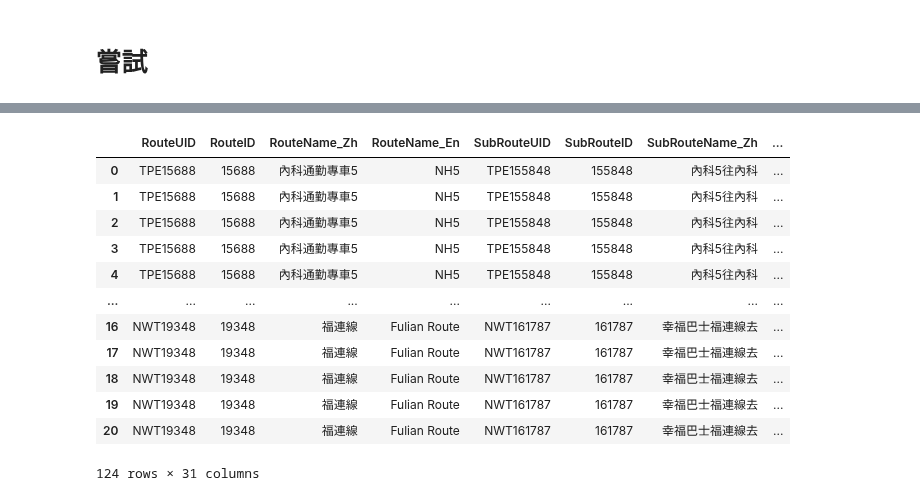
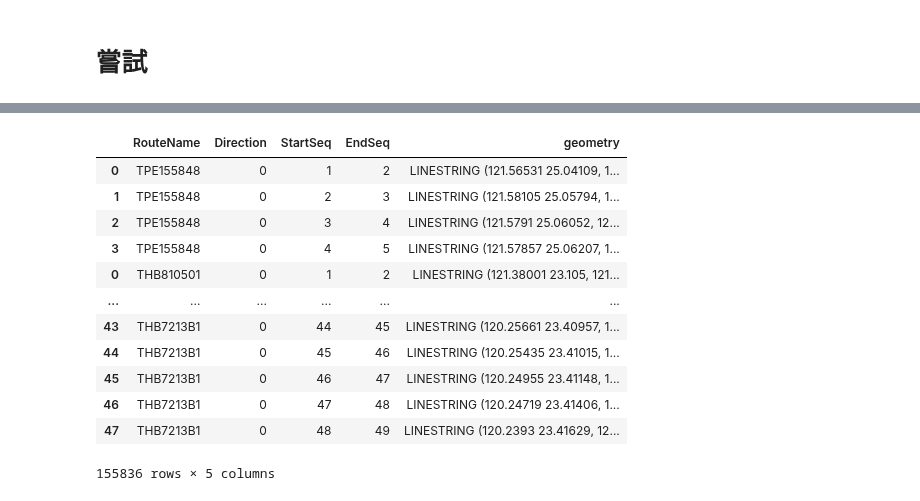
Before and after one commit to KaiChiehKJ/THI-6800-BusTicket, a Jupyter notebook: 02_公車路線shp拆分.ipynb, the cells around one changed output, grey strips where cells are left out. Cells and saved outputs as stored; diff of their text form; code cells hidden in the pictures.

```diff
--- a/02_公車路線shp拆分.ipynb
+++ b/02_公車路線shp拆分.ipynb
@@ -949,16 +914,16 @@ gdf_segment_routes_line, gdf_snappoints = segments_split(gdf_route,
-# %%
-gdf_snappoints
-# %% [output]
-|  | RouteUID | RouteID | RouteName_Zh | RouteName_En | SubRouteUID | SubRouteID | SubRouteName_Zh | ... |
-| 0 | TPE15688 | 15688 | 內科通勤專車5 | NH5 | TPE155848 | 155848 | 內科5往內科 | ... |
-| 1 | TPE15688 | 15688 | 內科通勤專車5 | NH5 | TPE155848 | 155848 | 內科5往內科 | ... |
-| 2 | TPE15688 | 15688 | 內科通勤專車5 | NH5 | TPE155848 | 155848 | 內科5往內科 | ... |
-| 3 | TPE15688 | 15688 | 內科通勤專車5 | NH5 | TPE155848 | 155848 | 內科5往內科 | ... |
-| 4 | TPE15688 | 15688 | 內科通勤專車5 | NH5 | TPE155848 | 155848 | 內科5往內科 | ... |
-| ... | ... | ... | ... | ... | ... | ... | ... | ... |
-| 16 | NWT19348 | 19348 | 福連線 | Fulian Route | NWT161787 | 161787 | 幸福巴士福連線去 | ... |
-| 17 | NWT19348 | 19348 | 福連線 | Fulian Route | NWT161787 | 161787 | 幸福巴士福連線去 | ... |
-| 18 | NWT19348 | 19348 | 福連線 | Fulian Route | NWT161787 | 161787 | 幸福巴士福連線去 | ... |
-| 19 | NWT19348 | 19348 | 福連線 | Fulian Route | NWT161787 | 161787 | 幸福巴士福連線去 | ... |
-| 20 | NWT19348 | 19348 | 福連線 | Fulian Route | NWT161787 | 161787 | 幸福巴士福連線去 | ... |
-124 rows × 31 columns
+# %%
+gdf_segment_routes_line
+# %% [output]
+|  | RouteName | Direction | StartSeq | EndSeq | geometry |
+| 0 | TPE155848 | 0 | 1 | 2 | LINESTRING (121.56531 25.04109, 1... |
+| 1 | TPE155848 | 0 | 2 | 3 | LINESTRING (121.58105 25.05794, 1... |
+| 2 | TPE155848 | 0 | 3 | 4 | LINESTRING (121.5791 25.06052, 12... |
+| 3 | TPE155848 | 0 | 4 | 5 | LINESTRING (121.57857 25.06207, 1... |
+| 0 | THB810501 | 0 | 1 | 2 | LINESTRING (121.38001 23.105, 121... |
+| ... | ... | ... | ... | ... | ... |
+| 43 | THB7213B1 | 0 | 44 | 45 | LINESTRING (120.25661 23.40957, 1... |
+| 44 | THB7213B1 | 0 | 45 | 46 | LINESTRING (120.25435 23.41015, 1... |
+| 45 | THB7213B1 | 0 | 46 | 47 | LINESTRING (120.24955 23.41148, 1... |
+| 46 | THB7213B1 | 0 | 47 | 48 | LINESTRING (120.24719 23.41406, 1... |
+| 47 | THB7213B1 | 0 | 48 | 49 | LINESTRING (120.2393 23.41629, 12... |
+155836 rows × 5 columns
```
Also changed, not shown: parts of 7 cells of this notebook.
